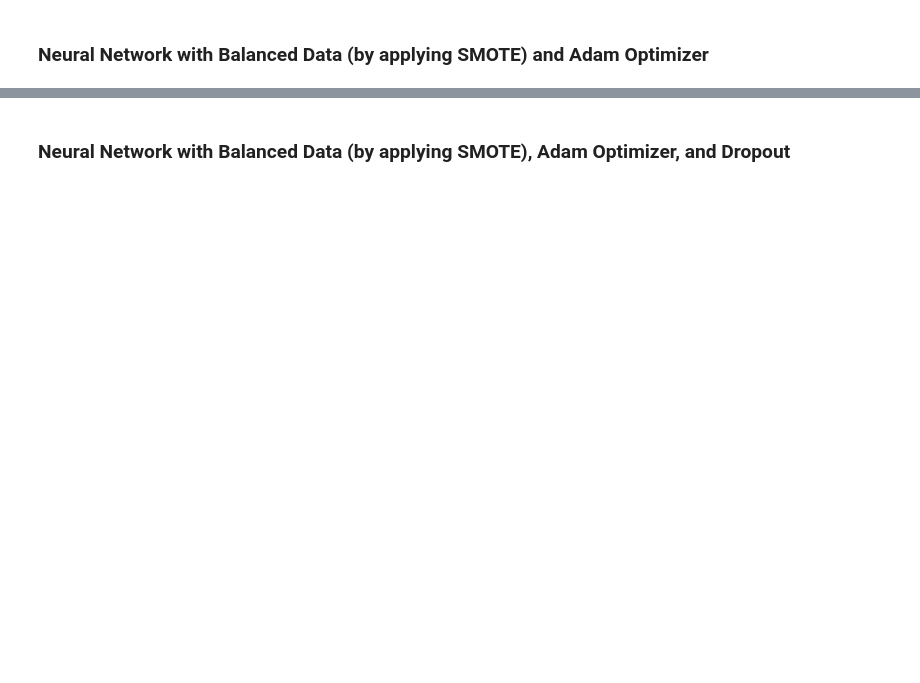
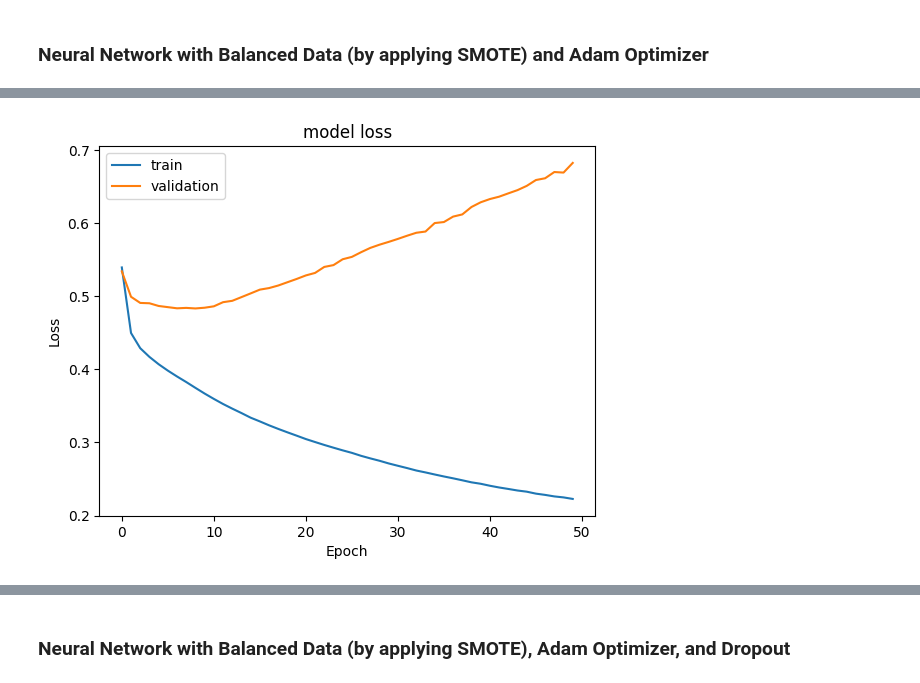
Before and after one commit to aimlalchemists/bank-churn-prediction-neural-network, a Jupyter notebook: bank_churn_prediction_neural_network_model.ipynb, the cells around one changed output, grey strips where cells are left out. Cells and saved outputs as stored; diff of their text form; code cells hidden in the pictures; blank space fills up the shorter version.

```diff
--- a/bank_churn_prediction_neural_network_model.ipynb
+++ b/bank_churn_prediction_neural_network_model.ipynb
@@ -1642,0 +1672,24 @@ weighted avg       0.82      0.75      0.77      1600
+# %%
+# Initializing the model
+model_4 = Sequential()
+
+# Adding the input layer
+model_4.add(Dense(64, activation='relu', input_dim=X_train_smote.shape[1]))
+
+# Adding the first hidden layer
+model_4.add(Dense(32, activation='relu'))
+
+# Adding the second hidden layer
+model_4.add(Dense(16, activation='relu'))
+
+# Adding the output layer
+model_4.add(Dense(1, activation='sigmoid'))
+# %%
+# Using Adam as the optimizer
+optimizer = tf.keras.optimizers.Adam()
+
+# Defining the metric
+metric = keras.metrics.Recall()
+# %%
+# Compiling the model with binary crossentropy loss, Adam optimizer, and Recall metric
+model_4.compile(loss='binary_crossentropy', optimizer=optimizer, metrics=[metric])
@@ -1642,0 +1714,9 @@ weighted avg       0.82      0.75      0.77      1600
+# %%
+# Training the model with specified batch size, number of epochs, and validation data
+history_4 = model_4.fit(
+    X_train_smote, y_train_smote,
+    batch_size=32,
+    epochs=50,
+    verbose=1,
+    validation_data=(X_val, y_val)
+)
@@ -1642,0 +1741,11 @@ weighted avg       0.82      0.75      0.77      1600
+# %%
+#Plotting Train Loss vs Validation Loss
+plt.plot(history_4.history['loss'])
+plt.plot(history_4.history['val_loss'])
+plt.title('model loss')
+plt.ylabel('Loss')
+plt.xlabel('Epoch')
+plt.legend(['train', 'validation'], loc='upper left')
+plt.show()
+# %% [output]
+[figure, added]
```
Also changed, not shown: parts of 55 cells of this notebook.
